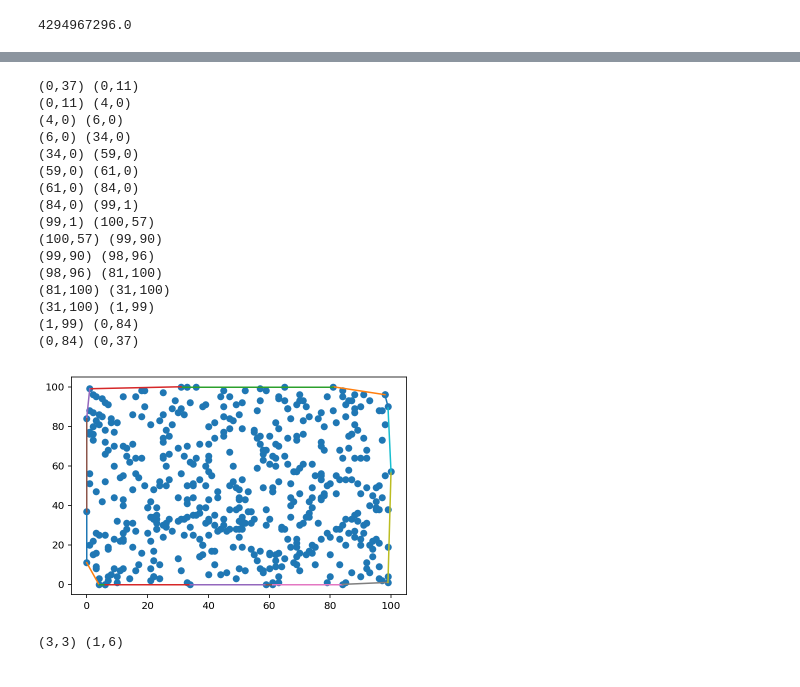
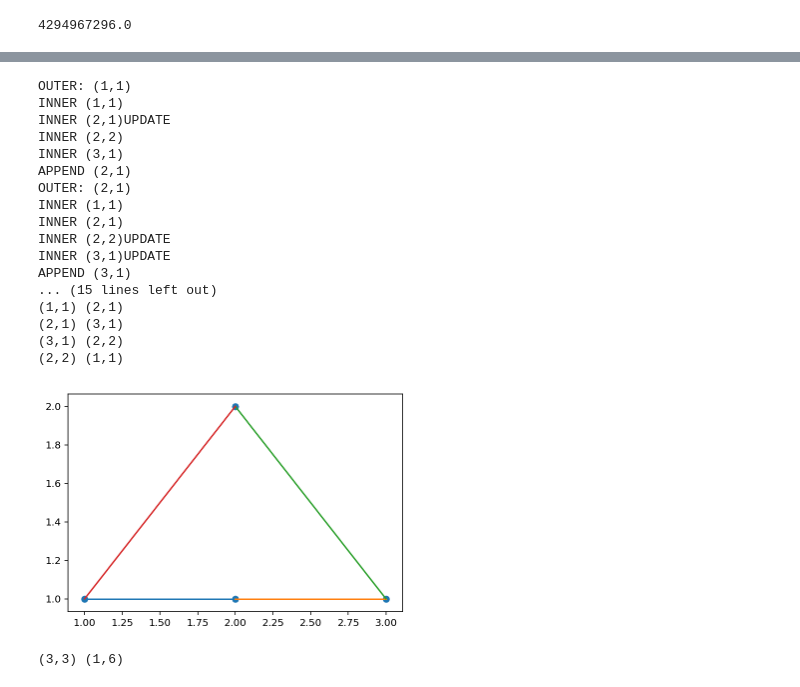
Before and after one commit to mlasch/projektarbeit_code, a Jupyter notebook: polygon_experiments.ipynb, the cells around one changed output, grey strips where cells are left out. Saved outputs shown, nothing was run; the diff lists cells and outputs as text; code cells hidden in the pictures.

```diff
--- a/polygon_experiments.ipynb
+++ b/polygon_experiments.ipynb
@@ -336,6 +328,8 @@ print(P)
 S = []
 for i in range(500):
     S.append(Vertex())
+
+S = [Vertex(1,1), Vertex(2,1), Vertex(3,1), Vertex(2,2)]
 
 S.sort(key=lambda v: v.x)
 P = [S[0]]
@@ -345,60 +339,74 @@ start_p = S[0]
 while (next_p != P[0]):
     #print("Current Point:", start_p)
     next_p = None
+    print("OUTER:", start_p)
     for check_p in S:
-
+        print("INNER", check_p, end='')
         if next_p == None:
             next_p = check_p
+            print("")
         else:
             #print("Check:", start_p, next_p, check_p)
             position = (next_p.x - start_p.x) * (check_p.y - start_p.y) - (next_p.y - start_p.y) * (check_p.x - start_p.x)
 
             #print("Pos. ", position)
             if next_p == start_p or position < 0:
                 #print("save", check_p)
                 next_p = check_p
+                print("UPDATE")
+            else:
+                print("")
 
-
+    print("APPEND", next_p)
     P.append(next_p)
 
     start_p = next_p
 
 #position = (next_p.x - start_p.x) * (check_p.y - start_p.y) - (next_p.y - start_p.y) * (check_p.x - start_p.x)
 #print(position)
 
 #plt.plot([start_p.x,next_p.x], [start_p.y,next_p.y])
 #plt.plot([start_p.x,check_p.x], [start_p.y,check_p.y])
+
+for i in range(len(P)-2):
+    print("!", P[i], P[i+1], P[i+2])
+
+    if angle < 0.001:
+        P.append(P[i+1])
+
+
 x = []
 y = []
 for v in S:
     x.append(v.x)
     y.append(v.y)
 plt.scatter(x,y);
 
 old = None
 for p in P:
     if old:
         print(old, p)
         plt.plot([old.x, p.x], [old.y, p.y])
     old = p
 # %% [output]
-(0,37) (0,11)
-(0,11) (4,0)
-(4,0) (6,0)
-(6,0) (34,0)
-(34,0) (59,0)
-(59,0) (61,0)
-(61,0) (84,0)
-(84,0) (99,1)
-(99,1) (100,57)
-(100,57) (99,90)
-(99,90) (98,96)
-(98,96) (81,100)
-(81,100) (31,100)
-(31,100) (1,99)
-(1,99) (0,84)
-(0,84) (0,37)
+OUTER: (1,1)
+INNER (1,1)
+INNER (2,1)UPDATE
+INNER (2,2)
+INNER (3,1)
+APPEND (2,1)
+OUTER: (2,1)
+INNER (1,1)
+INNER (2,1)
+INNER (2,2)UPDATE
+INNER (3,1)UPDATE
+APPEND (3,1)
+... (15 lines left out)
+(1,1) (2,1)
+(2,1) (3,1)
+(3,1) (2,2)
+(2,2) (1,1)
-[figure, old version]
+[figure, new version]
 # %%
 print(check_p, next_p)
 # %% [output]
```
Also changed, not shown: parts of 2 cells of this notebook.
